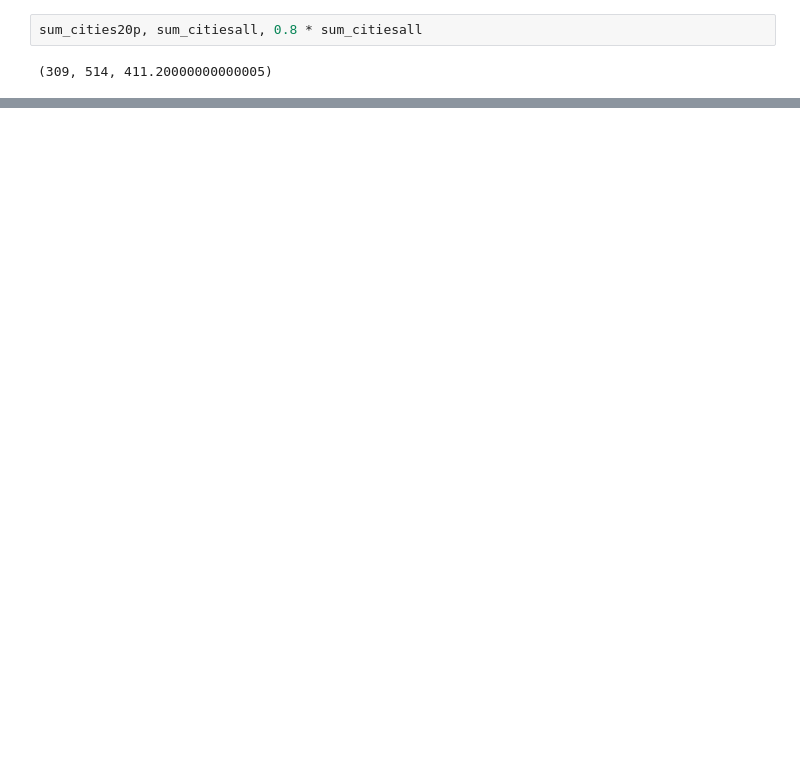
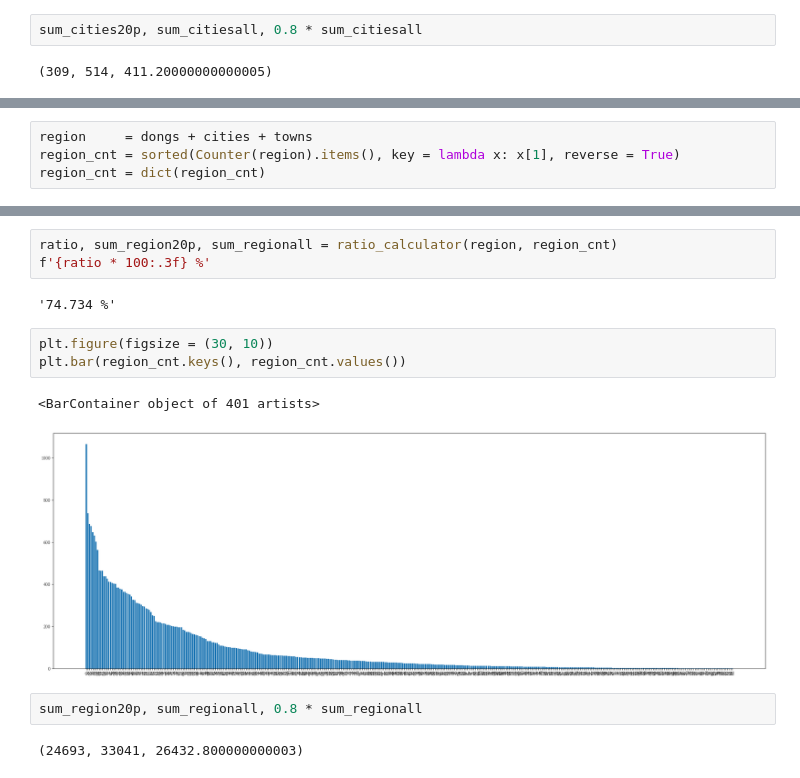
Before and after one commit to EvoDmiK/TIL, a Jupyter notebook: doodle/ipynb/korean_region.ipynb, the cells around one changed output, grey strips where cells are left out. Cells and saved outputs as stored; diff of their text form; blank space fills up the shorter version.

```diff
--- a/doodle/ipynb/korean_region.ipynb
+++ b/doodle/ipynb/korean_region.ipynb
@@ -194,0 +257,4 @@ sum_cities20p, sum_citiesall, 0.8 * sum_citiesall
+# %%
+region     = dongs + cities + towns
+region_cnt = sorted(Counter(region).items(), key = lambda x: x[1], reverse = True)
+region_cnt = dict(region_cnt)
@@ -194,0 +284,15 @@ sum_cities20p, sum_citiesall, 0.8 * sum_citiesall
+# %%
+ratio, sum_region20p, sum_regionall = ratio_calculator(region, region_cnt)
+f'{ratio * 100:.3f} %'
+# %% [output]
+'74.734 %'
+# %%
+plt.figure(figsize = (30, 10))
+plt.bar(region_cnt.keys(), region_cnt.values())
+# %% [output]
+<BarContainer object of 401 artists>
+[figure, added]
+# %%
+sum_region20p, sum_regionall, 0.8 * sum_regionall
+# %% [output]
+(24693, 33041, 26432.800000000003)
```
Also changed, not shown: parts of 9 cells of this notebook.
